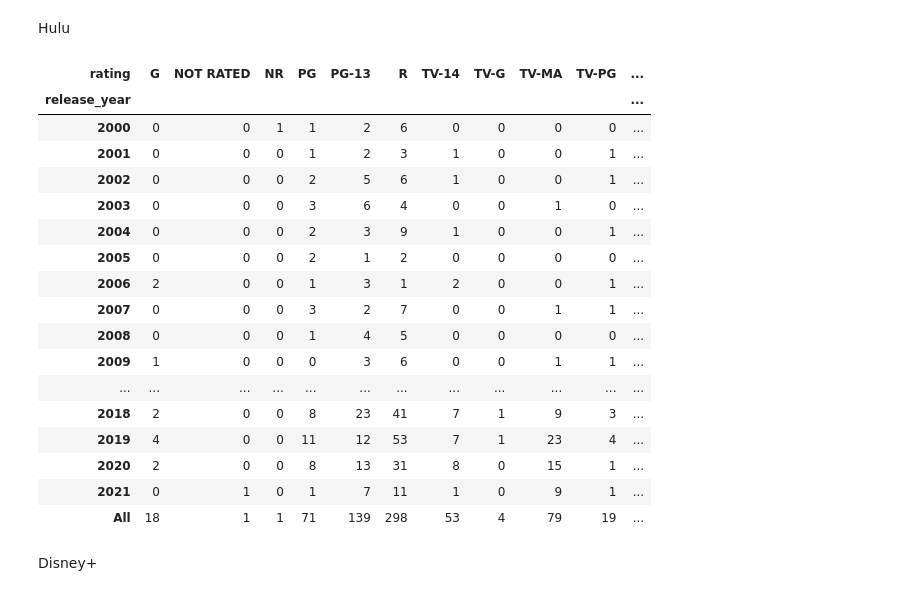
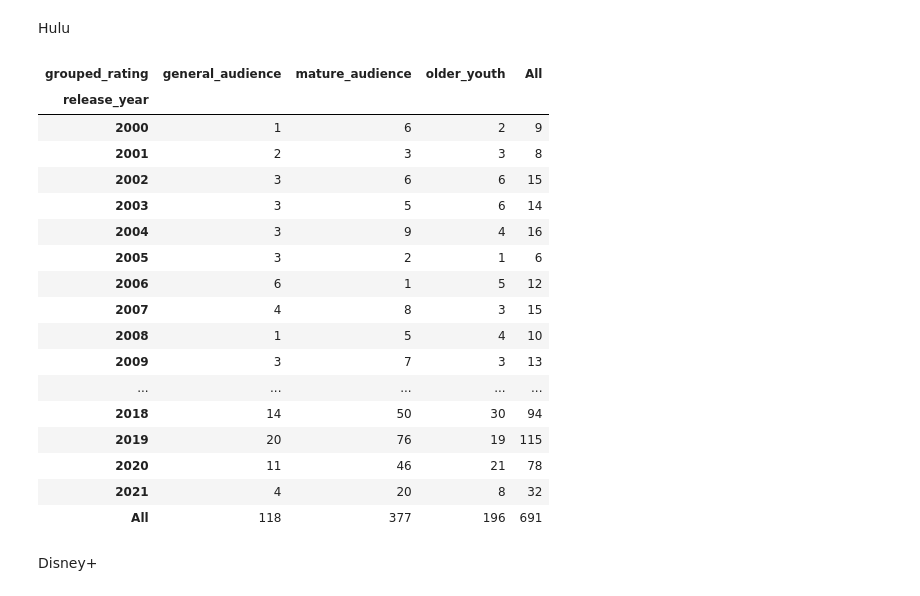
Before and after one commit to EMGuyant/streaming_service_analysis, a Jupyter notebook: streaming_services_analysis.ipynb, the cells around one changed output. Drawn from its saved outputs; the diff is of its cells as text; code cells hidden in the pictures.

```diff
--- a/streaming_services_analysis.ipynb
+++ b/streaming_services_analysis.ipynb
@@ -662,29 +675,37 @@ pivot
 # %% [markdown]
 Hulu
 # %%
+mature_audience = ['NC-17', 'R', 'TV-MA', '18+']
+older_youth = ['PG-13', 'TV-14', 'TV-Y7', 'TY-Y7-FV', '13+', '16+', '7+']
+general_audience = ['TV-Y', 'TV-G', 'G', 'PG', 'TV-PG', 'ALL']
+
 df = dataframe_dict['clean_data']['hulu']
+df.loc[df['rating'].isin(mature_audience), 'grouped_rating'] = 'mature_audience'
+df.loc[df['rating'].isin(older_youth), 'grouped_rating'] = 'older_youth'
+df.loc[df['rating'].isin(general_audience), 'grouped_rating'] = 'general_audience'
+
 data = df[(df['type'] == 'Movie') & (df['release_year'] >= 2000)]
-pivot = data.pivot_table(values='title', index='release_year', columns='rating', aggfunc='count', fill_value=0, margins=True)
+pivot = data.pivot_table(values='title', index='release_year', columns='grouped_rating', aggfunc='count', fill_value=0, margins=True)
 pivot
 # %% [output]
-| rating | G | NOT RATED | NR | PG | PG-13 | R | TV-14 | TV-G | TV-MA | TV-PG | ... |
-| release_year |  |  |  |  |  |  |  |  |  |  | ... |
-| 2000 | 0 | 0 | 1 | 1 | 2 | 6 | 0 | 0 | 0 | 0 | ... |
-| 2001 | 0 | 0 | 0 | 1 | 2 | 3 | 1 | 0 | 0 | 1 | ... |
-| 2002 | 0 | 0 | 0 | 2 | 5 | 6 | 1 | 0 | 0 | 1 | ... |
-| 2003 | 0 | 0 | 0 | 3 | 6 | 4 | 0 | 0 | 1 | 0 | ... |
-| 2004 | 0 | 0 | 0 | 2 | 3 | 9 | 1 | 0 | 0 | 1 | ... |
-| 2005 | 0 | 0 | 0 | 2 | 1 | 2 | 0 | 0 | 0 | 0 | ... |
-| 2006 | 2 | 0 | 0 | 1 | 3 | 1 | 2 | 0 | 0 | 1 | ... |
-| 2007 | 0 | 0 | 0 | 3 | 2 | 7 | 0 | 0 | 1 | 1 | ... |
-| 2008 | 0 | 0 | 0 | 1 | 4 | 5 | 0 | 0 | 0 | 0 | ... |
-| 2009 | 1 | 0 | 0 | 0 | 3 | 6 | 0 | 0 | 1 | 1 | ... |
-| ... | ... | ... | ... | ... | ... | ... | ... | ... | ... | ... | ... |
-| 2018 | 2 | 0 | 0 | 8 | 23 | 41 | 7 | 1 | 9 | 3 | ... |
-| 2019 | 4 | 0 | 0 | 11 | 12 | 53 | 7 | 1 | 23 | 4 | ... |
-| 2020 | 2 | 0 | 0 | 8 | 13 | 31 | 8 | 0 | 15 | 1 | ... |
-| 2021 | 0 | 1 | 0 | 1 | 7 | 11 | 1 | 0 | 9 | 1 | ... |
-| All | 18 | 1 | 1 | 71 | 139 | 298 | 53 | 4 | 79 | 19 | ... |
+| grouped_rating | general_audience | mature_audience | older_youth | All |
+| release_year |  |  |  |  |
+| 2000 | 1 | 6 | 2 | 9 |
+| 2001 | 2 | 3 | 3 | 8 |
+| 2002 | 3 | 6 | 6 | 15 |
+| 2003 | 3 | 5 | 6 | 14 |
+| 2004 | 3 | 9 | 4 | 16 |
+| 2005 | 3 | 2 | 1 | 6 |
+| 2006 | 6 | 1 | 5 | 12 |
+| 2007 | 4 | 8 | 3 | 15 |
+| 2008 | 1 | 5 | 4 | 10 |
+| 2009 | 3 | 7 | 3 | 13 |
+| ... | ... | ... | ... | ... |
+| 2018 | 14 | 50 | 30 | 94 |
+| 2019 | 20 | 76 | 19 | 115 |
+| 2020 | 11 | 46 | 21 | 78 |
+| 2021 | 4 | 20 | 8 | 32 |
+| All | 118 | 377 | 196 | 691 |
 # %% [markdown]
 Disney+
 # %%
```
Also changed, not shown: parts of 8 cells of this notebook.
